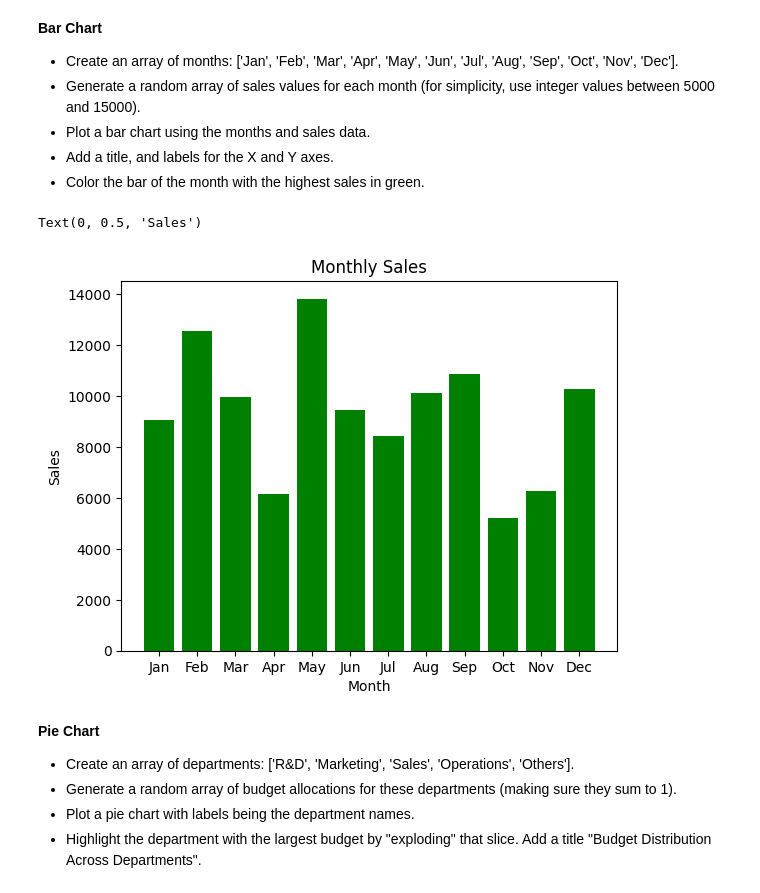
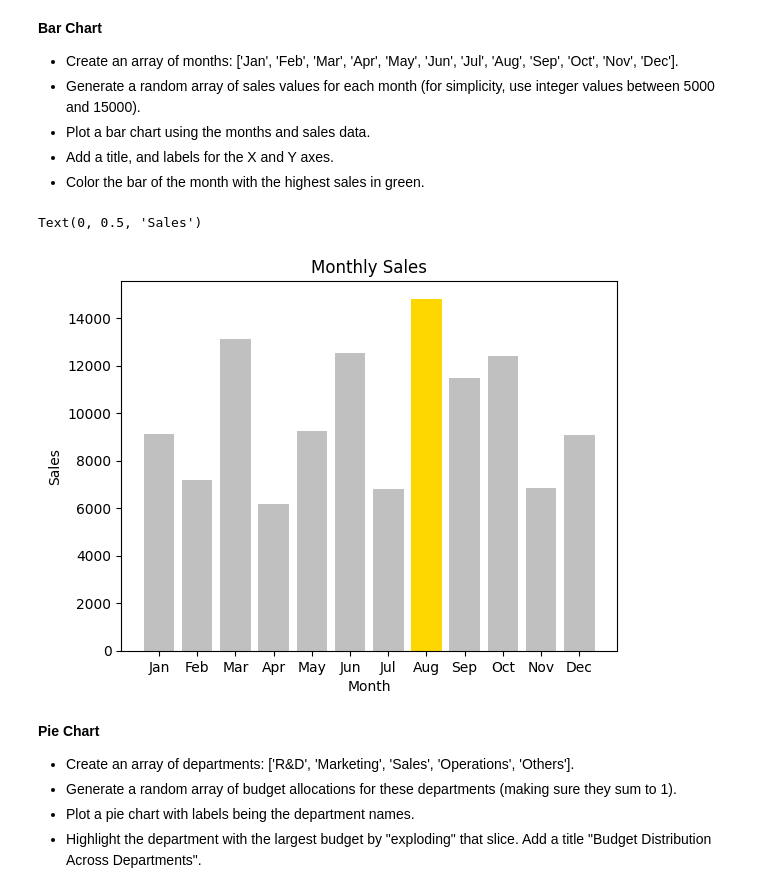
Before and after one commit to RaoulSinde/python-222, a Jupyter notebook: python_session_4.ipynb, the cells around one changed output. Drawn from its saved outputs; the diff is of its cells as text; code cells hidden in the pictures.

```diff
--- a/python_session_4.ipynb
+++ b/python_session_4.ipynb
@@ -171,14 +171,20 @@ Text(0.5, 1.0, 'Histogram of Normally Ditributed Random Numbers')
 # %%
 ## Insert your code here
 months=np.array(['Jan', 'Feb', 'Mar', 'Apr', 'May', 'Jun', 'Jul', 'Aug', 'Sep', 'Oct', 'Nov', 'Dec'])
 sales=np.random.randint(5000, 15000, 12)
-plt.bar(months,sales,color='green')
+
+best_month_idx = np.argmax(sales)
+
+bar_colors = ['silver'] * len(sales)
+bar_colors[best_month_idx] = 'gold'
+
+plt.bar(months,sales,color=bar_colors)
 plt.title('Monthly Sales')
 plt.xlabel('Month')
 plt.ylabel('Sales')
 # %% [output]
 Text(0, 0.5, 'Sales')
-[figure, old version]
+[figure, new version]
 # %% [markdown]
 **Pie Chart**
 - Create an array of departments: ['R&D', 'Marketing', 'Sales', 'Operations', 'Others'].
```
Also changed, not shown: parts of 4 cells of this notebook.
